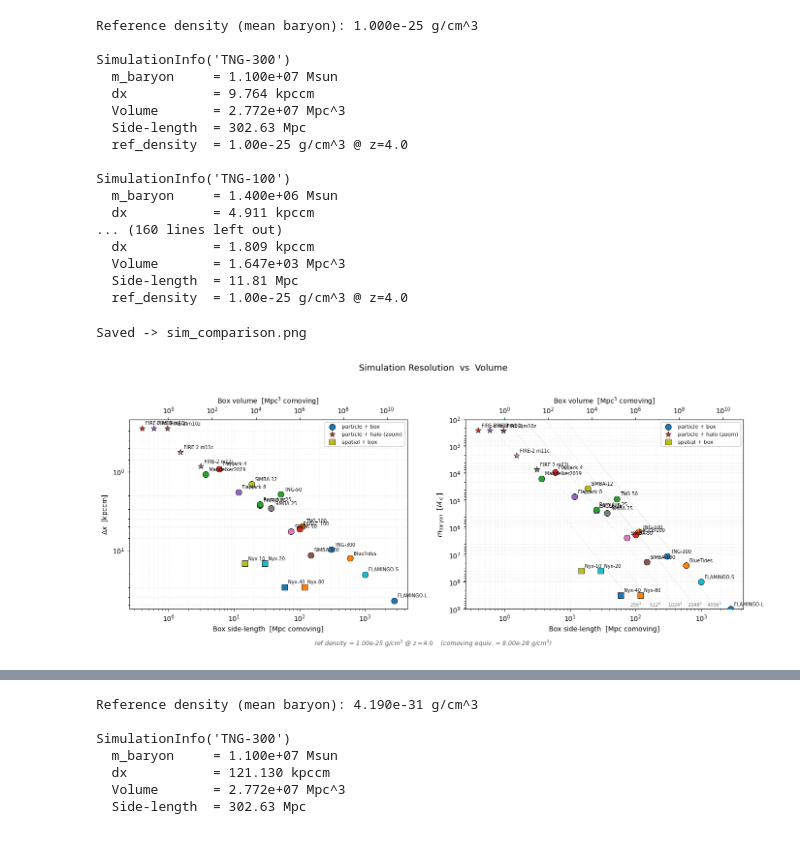
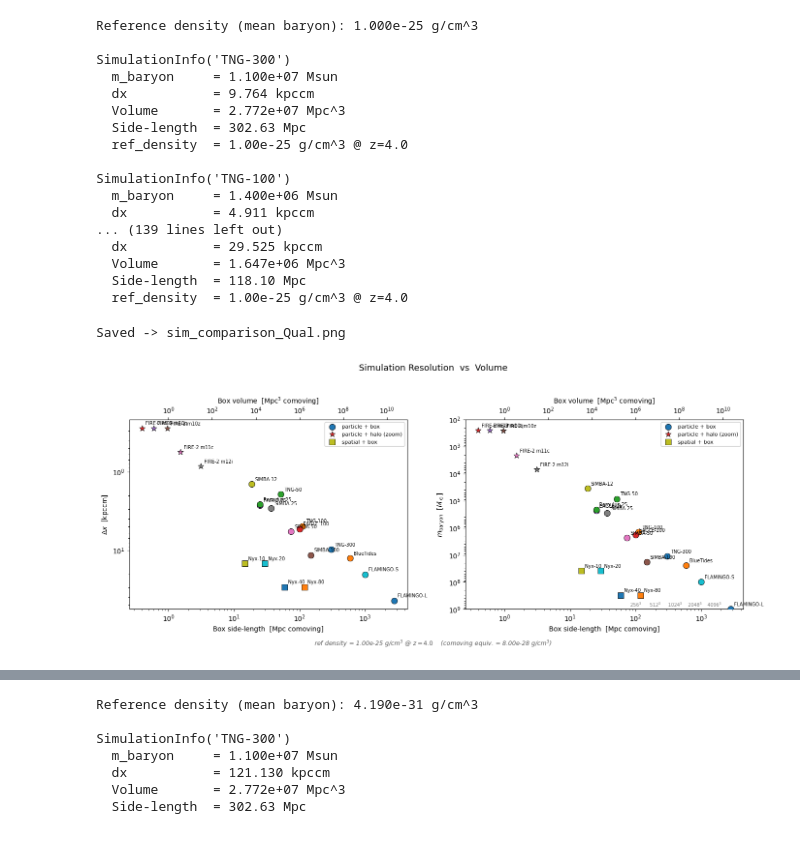
Before and after one commit to CharlieWillard1/TESS_Cluster_Age_ML, a Jupyter notebook: Data_Visualization_CGW/GaussianProcesses/SimulationComparisons/SimulationComparison.ipynb, the cells around one changed output, grey strips where cells are left out. Drawn from its saved outputs; the diff is of its cells as text; code cells hidden in the pictures.

```diff
--- a/Data_Visualization_CGW/GaussianProcesses/SimulationComparisons/SimulationComparison.ipynb
+++ b/Data_Visualization_CGW/GaussianProcesses/SimulationComparisons/SimulationComparison.ipynb
@@ -583,27 +583,27 @@ sims = [
 
 
 
-    # Mandelker2019 - https://iopscience.iop.org/article/10.3847/2041-8213/ab30cb/pdf
-    SimulationInfo(
-        "Mandelker2019",
-        resolution=("1.5e4", "particle"),
-        volume=("S", 2.5, "Mpccm/h"),
-        ref_density_cgs=rho_reference,
-    ),
+    # # Mandelker2019 - https://iopscience.iop.org/article/10.3847/2041-8213/ab30cb/pdf
+    # SimulationInfo(
+    #     "Mandelker2019",
+    #     resolution=("1.5e4", "particle"),
+    #     volume=("S", 2.5, "Mpccm/h"),
+    #     ref_density_cgs=rho_reference,
+    # ),
 
-    # ME
-    SimulationInfo(
-        "Flapjack-4",
-        resolution=("9e3", "particle"),
-        volume=("S", 4, "Mpccm/h"),
-        ref_density_cgs=rho_reference,
-    ),
-    SimulationInfo(
-        "Flapjack-8",
-        resolution=("7e4", "particle"),
-        volume=("S", 8, "Mpccm/h"),
-        ref_density_cgs=rho_reference,
-    ),
+    # # ME
+    # SimulationInfo(
+    #     "Flapjack-4",
+    #     resolution=("9e3", "particle"),
+    #     volume=("S", 4, "Mpccm/h"),
+    #     ref_density_cgs=rho_reference,
+    # ),
+    # SimulationInfo(
+    #     "Flapjack-8",
+    #     resolution=("7e4", "particle"),
+    #     volume=("S", 8, "Mpccm/h"),
+    #     ref_density_cgs=rho_reference,
+    # ),
 ]
 
 for s in sims:
@@ -622,17 +622,17 @@ SimulationInfo('TNG-300')
 SimulationInfo('TNG-100')
   m_baryon     = 1.400e+06 Msun
   dx           = 4.911 kpccm
-... (160 lines left out)
-  dx           = 1.809 kpccm
-  Volume       = 1.647e+03 Mpc^3
-  Side-length  = 11.81 Mpc
+... (139 lines left out)
+  dx           = 29.525 kpccm
+  Volume       = 1.647e+06 Mpc^3
+  Side-length  = 118.10 Mpc
   ref_density  = 1.00e-25 g/cm^3 @ z=4.0
 # %%
 # --- Plot with the default (per-sim) ref densities -----------------
-fig, axes = plot_simulation_comparison(sims,  savefig="sim_comparison.png")
+fig, axes = plot_simulation_comparison(sims,  savefig="sim_comparison_Qual.png")
 # %% [output]
-Saved -> sim_comparison.png
+Saved -> sim_comparison_Qual.png
-[figure, old version]
+[figure, new version]
 # %%
 
 #--- Or override everyone to a common ref density ------------------
```
Also changed, not shown: parts of 3 cells of this notebook, 8 other files.
